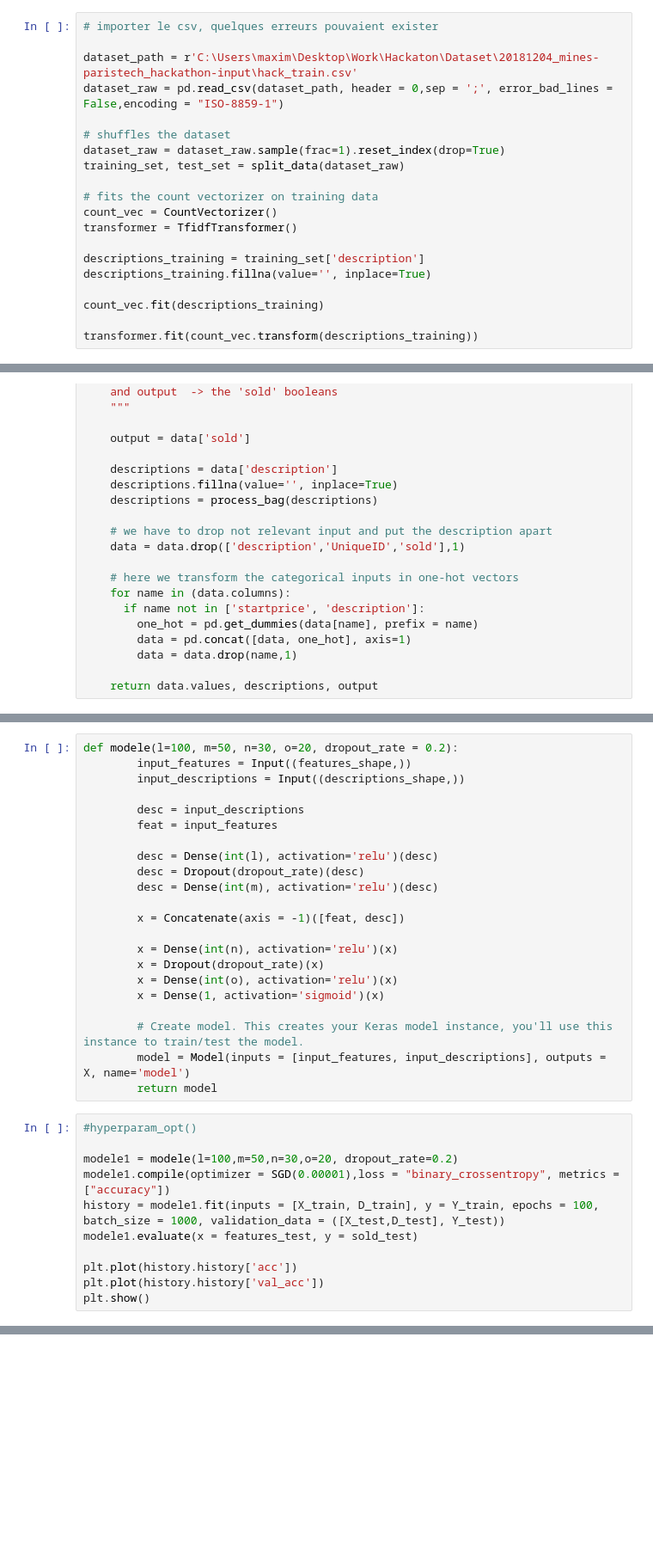
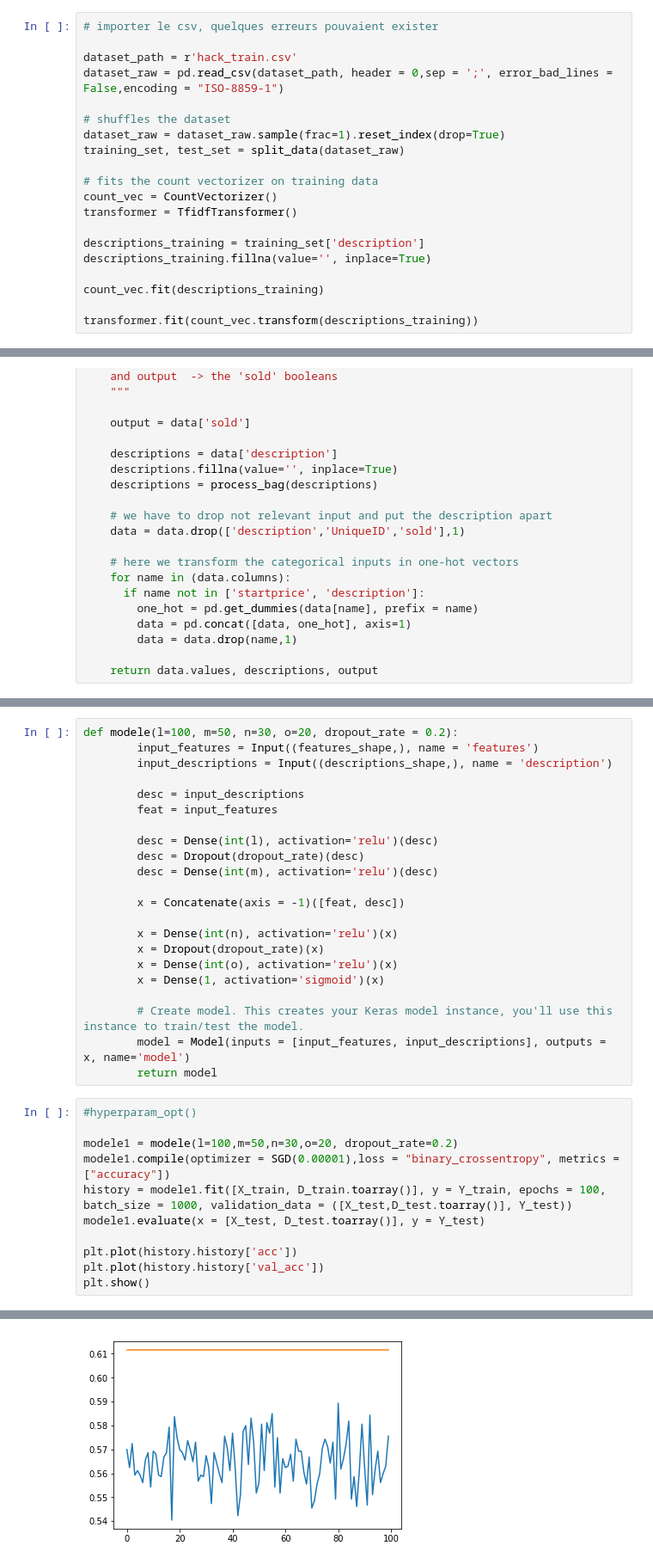
Before and after one commit to alexandrethm/hackathon_capgemini, a Jupyter notebook: model.ipynb, the cells around one changed output, grey strips where cells are left out. Shown: that part at 86% size. Cells and saved outputs as stored; diff of their text form; blank space fills up the shorter version.

```diff
--- a/model.ipynb
+++ b/model.ipynb
@@ -50,7 +50,7 @@ def split_data(data, training_size=0.8):
 # %%
 # importer le csv, quelques erreurs pouvaient exister
 
-dataset_path = r'C:\Users\maxim\Desktop\Work\Hackaton\Dataset\20181204_mines-paristech_hackathon-input\hack_train.csv'
+dataset_path = r'hack_train.csv'
 dataset_raw = pd.read_csv(dataset_path, header = 0,sep = ';', error_bad_lines = False,encoding = "ISO-8859-1")
 
 # shuffles the dataset
@@ -131,7 +139,7 @@ print(descriptions_shape)
 # %%
 def modele(l=100, m=50, n=30, o=20, dropout_rate = 0.2):
-        input_features = Input((features_shape,))
-        input_descriptions = Input((descriptions_shape,))
+        input_features = Input((features_shape,), name = 'features')
+        input_descriptions = Input((descriptions_shape,), name = 'description')
 
         desc = input_descriptions
         feat = input_features
@@ -148,15 +156,15 @@ def modele(l=100, m=50, n=30, o=20, dropout_rate = 0.2):
         x = Dense(1, activation='sigmoid')(x)
 
         # Create model. This creates your Keras model instance, you'll use this instance to train/test the model.
-        model = Model(inputs = [input_features, input_descriptions], outputs = X, name='model')
+        model = Model(inputs = [input_features, input_descriptions], outputs = x, name='model')
         return model
 # %%
 #hyperparam_opt()
 
 modele1 = modele(l=100,m=50,n=30,o=20, dropout_rate=0.2)
 modele1.compile(optimizer = SGD(0.00001),loss = "binary_crossentropy", metrics = ["accuracy"])
-history = modele1.fit(inputs = [X_train, D_train], y = Y_train, epochs = 100, batch_size = 1000, validation_data = ([X_test,D_test], Y_test))
-modele1.evaluate(x = features_test, y = sold_test)
+history = modele1.fit([X_train, D_train.toarray()], y = Y_train, epochs = 100, batch_size = 1000, validation_data = ([X_test,D_test.toarray()], Y_test))
+modele1.evaluate(x = [X_test, D_test.toarray()], y = Y_test)
 
 plt.plot(history.history['acc'])
 plt.plot(history.history['val_acc'])
@@ -165,0 +190 @@ AssertionError:
+[figure, added]
```
Also changed, not shown: parts of 6 cells of this notebook.
